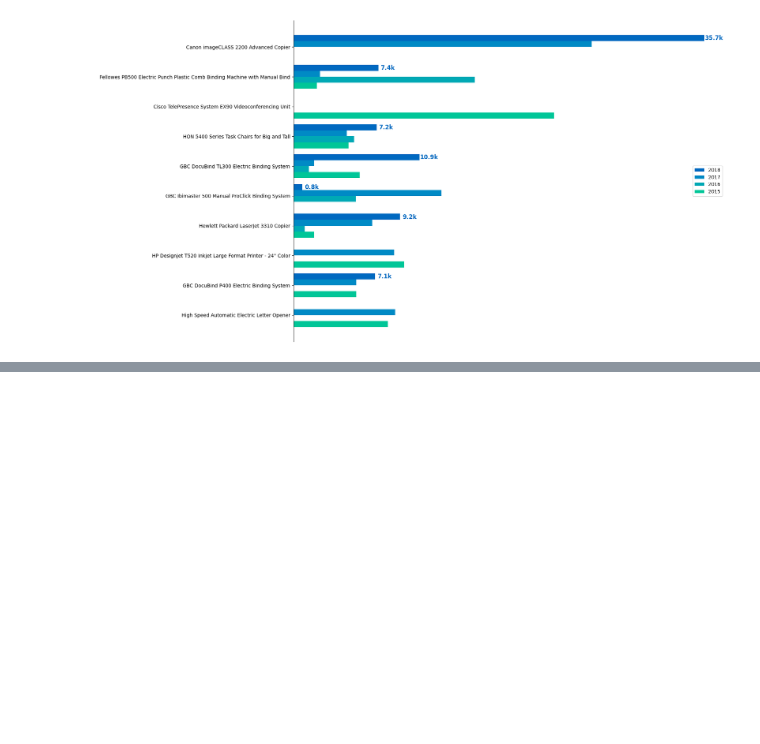
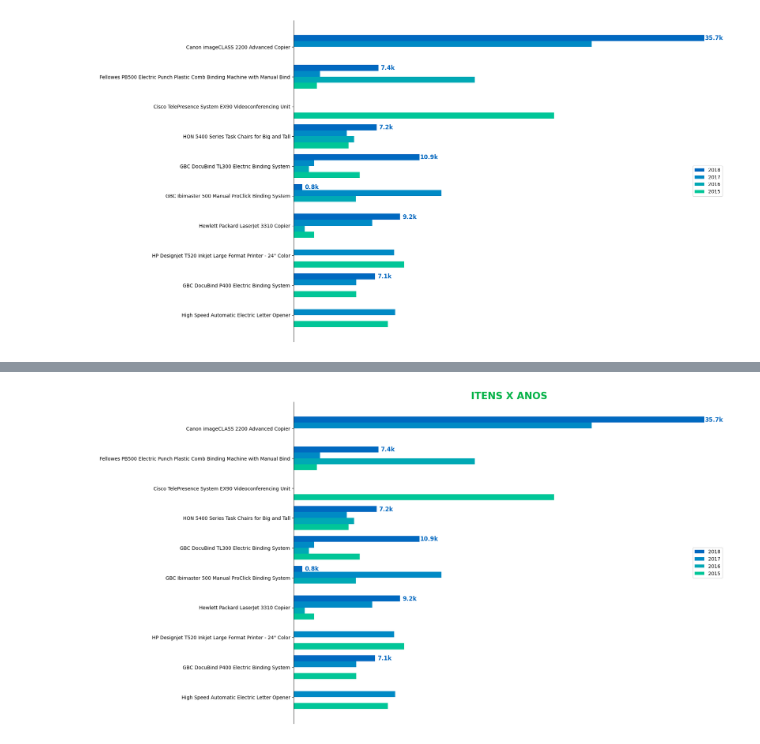
Before and after one commit to PauloViniciusR/PROJ_apresentacao_executiva, a Jupyter notebook: index.ipynb, the cells around one changed output, grey strips where cells are left out. Saved outputs shown, nothing was run; the diff lists cells and outputs as text; code cells hidden in the pictures; blank space fills up the shorter version.

```diff
--- a/index.ipynb
+++ b/index.ipynb
@@ -1094,0 +1258,54 @@ Text(0.5, 1.0, 'ITENS X ANOS')
+# %%
+fig,ax = plt.subplots(
+            figsize = (16,12)
+        )
+
+hgt = 0.2
+
+ax.set_title("ITENS X ANOS", # Título do gráfico
+             fontsize=20, # Tamanho da fonte
+             fontweight='bold', # Espessura da fonte
+             color='#00b247' # Cor da fonte
+            )
+
+qtd_itens = len(top_n_itens)
+
+ax.barh(np.arange(0,qtd_itens)-hgt-hgt/2, #Valores de y
+        itens_ano_grafico[itens_ano_grafico.Ano == 2018].Sales_y.values, # Valores de x
+        align='center',
+        height=hgt, # Comprimento do gráfico
+        label=2018,
+        color="#0069c0"
+       )
+ax.barh(np.arange(0,qtd_itens)-hgt/2, #Valores de y
+        itens_ano_grafico[itens_ano_grafico.Ano == 2017].Sales_y.values, # Valores de x
+        align='center',height=hgt,label=2017,color="#008ac5")
+ax.barh(np.arange(0,qtd_itens)+hgt/2, #Valores de y
+        itens_ano_grafico[itens_ano_grafico.Ano == 2016].Sales_y.values, # Valores de x
+        align='center',height=hgt,label=2016,color="#00a9b5")
+ax.barh(np.arange(0,qtd_itens)+hgt+hgt/2, #Valores de y
+        itens_ano_grafico[itens_ano_grafico.Ano == 2015].Sales_y.values, # Valores de x
+        align='center',height=hgt,label=2015,color="#00c698")
+
+ax.invert_yaxis() # Inverter o eixo y (deixando o gráfico do maior para o menor)
+ax.legend()
+
+for i in np.arange(0,qtd_itens):
+    ax.annotate('{:,.1f}k'.format(itens_ano_grafico[itens_ano_grafico.Ano == 2018].Sales_y.values[i]/1000),
+                (itens_ano_grafico[itens_ano_grafico.Ano == 2018].Sales_y.values[i],i-hgt-hgt/2),
+                ha="center", va="top", xytext=(20,6), textcoords="offset points",
+                fontsize=12, fontweight='bold', color="#0069c0")
+
+ax.yaxis.set_ticks(np.arange(0,qtd_itens)) # Ajustando os valores de x
+ax.set_yticklabels(top_n_itens["Product Name"]) # Colocando rótulo no meu eixo
+ax.tick_params(axis='y',labelsize=10) # Melhorando o visual do eixo x
+
+ax.xaxis.set_visible(False)
+
+ax.spines['top'].set_visible(False)
+ax.spines['right'].set_visible(False)
+ax.spines['bottom'].set_visible(False)
+
+plt.show()
+# %% [output]
+[figure, added]
```
Also changed, not shown: parts of 15 cells of this notebook.
